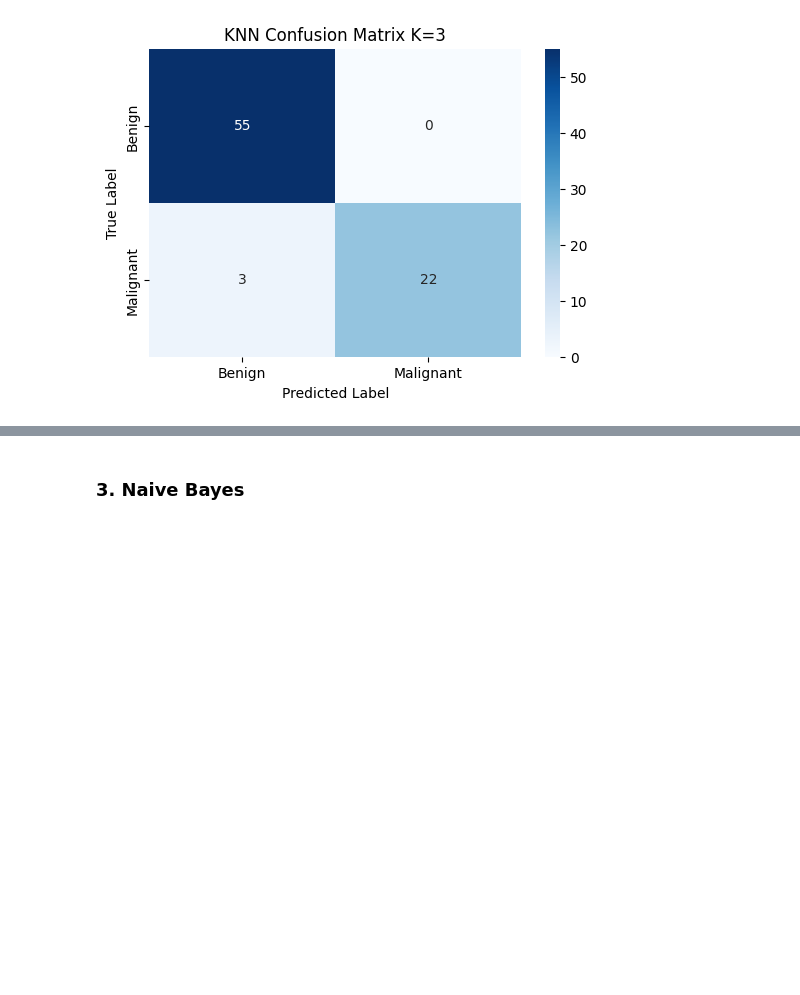
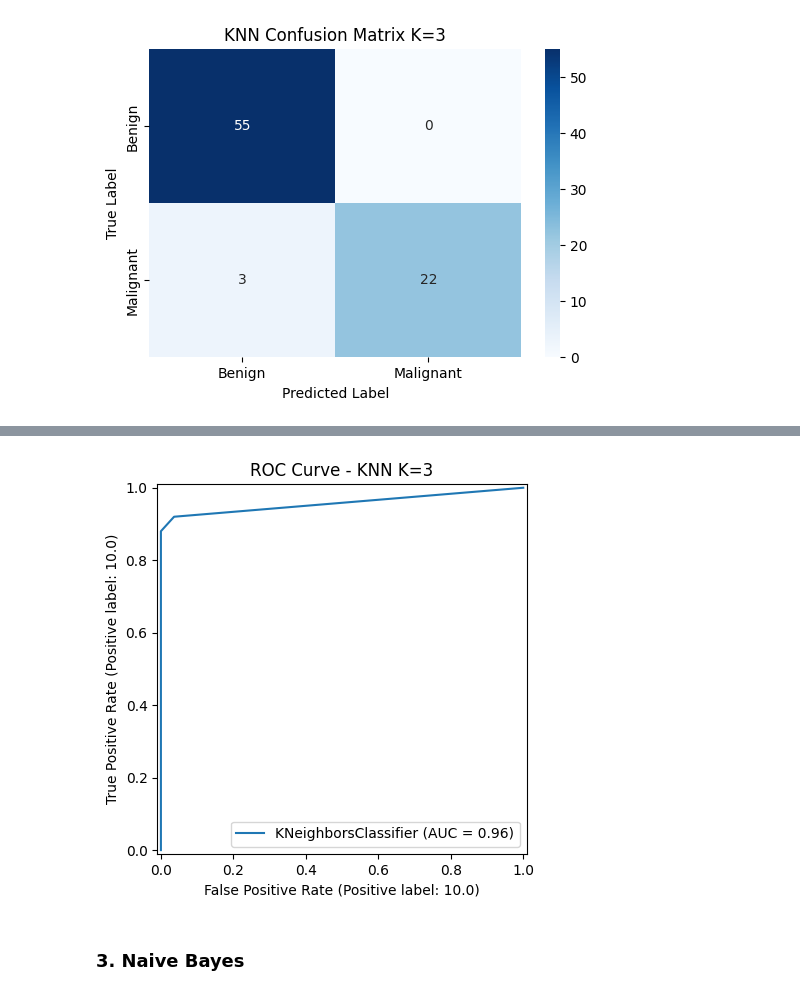
Before and after one commit to youssef-mohamed1809/Type-of-Breast-Cancer-Prediction, a Jupyter notebook: main.ipynb, the cells around one changed output, grey strips where cells are left out. Cells and saved outputs as stored; diff of their text form; code cells hidden in the pictures; blank space fills up the shorter version.

```diff
--- a/main.ipynb
+++ b/main.ipynb
@@ -590,3 +609,9 @@ plot_confusion_matrix(y_test2, y_pred2_3, "KNN Confusion Matrix K=3")
+# %%
+RocCurveDisplay.from_estimator(knn_model_3, X_test2, y_test2)
+plt.title("ROC Curve - KNN K=3")
+plt.show()
+# %% [output]
+[figure, added]
 # %% [markdown]
 ### 3. Naive Bayes
 # %%
```
Also changed, not shown: parts of 8 cells of this notebook.
